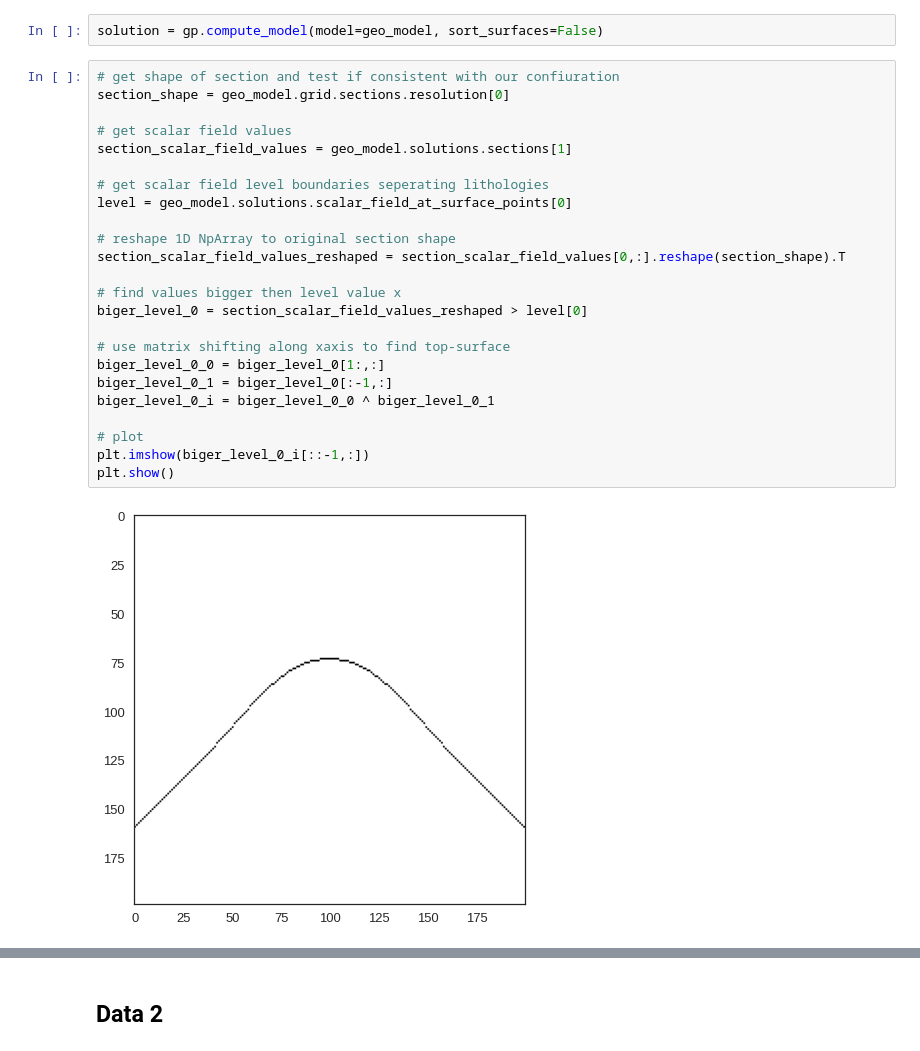
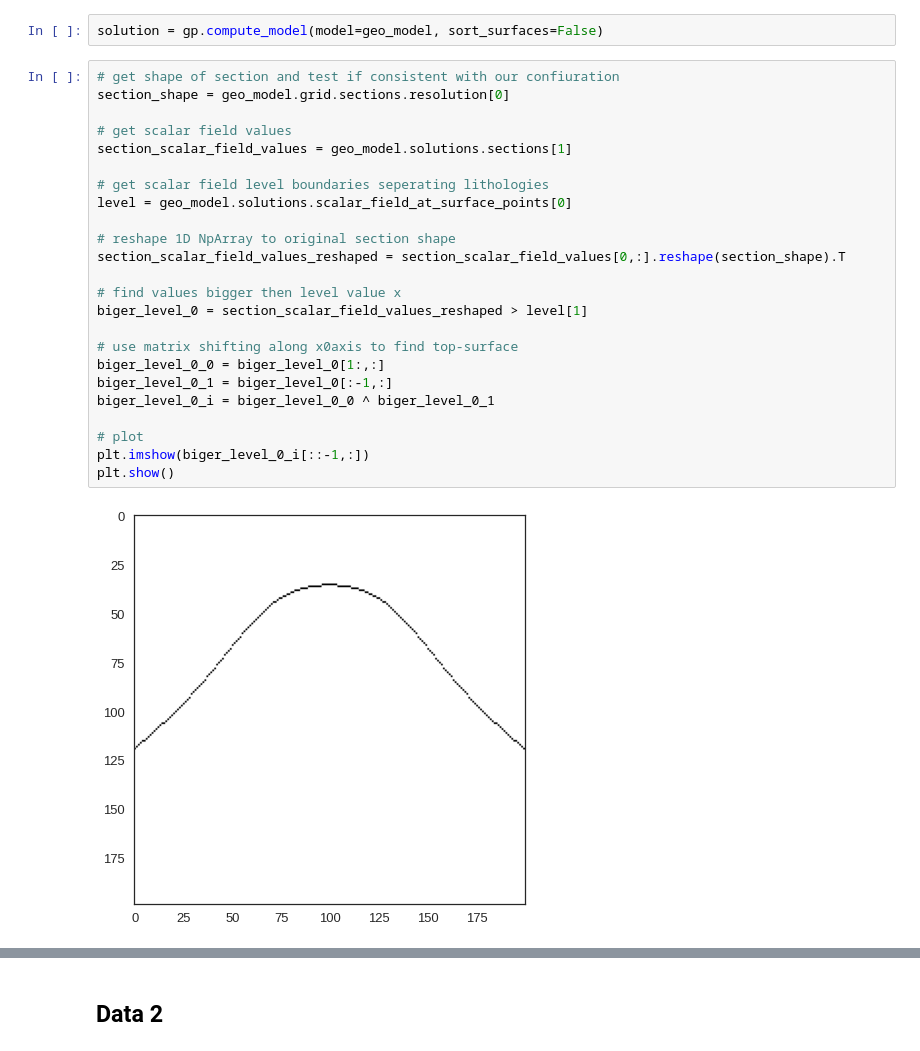
Before and after one commit to TrellixVulnTeam/gempy-notebooks_Q97W, a Jupyter notebook: server-gempy/geo-model-v4.ipynb, the cells around one changed output, grey strips where cells are left out. Saved outputs shown, nothing was run; the diff lists cells and outputs as text.

```diff
--- a/server-gempy/geo-model-v4.ipynb
+++ b/server-gempy/geo-model-v4.ipynb
@@ -151,26 +152,26 @@ solution = gp.compute_model(model=geo_model, sort_surfaces=False)
 # %%
 # get shape of section and test if consistent with our confiuration
 section_shape = geo_model.grid.sections.resolution[0]
 
 # get scalar field values
 section_scalar_field_values = geo_model.solutions.sections[1]
 
 # get scalar field level boundaries seperating lithologies
 level = geo_model.solutions.scalar_field_at_surface_points[0]
 
 # reshape 1D NpArray to original section shape
 section_scalar_field_values_reshaped = section_scalar_field_values[0,:].reshape(section_shape).T
 
 # find values bigger then level value x
-biger_level_0 = section_scalar_field_values_reshaped > level[0]
+biger_level_0 = section_scalar_field_values_reshaped > level[1]
 
-# use matrix shifting along xaxis to find top-surface
+# use matrix shifting along x0axis to find top-surface
 biger_level_0_0 = biger_level_0[1:,:]
 biger_level_0_1 = biger_level_0[:-1,:]
 biger_level_0_i = biger_level_0_0 ^ biger_level_0_1
 
 # plot
 plt.imshow(biger_level_0_i[::-1,:])
 plt.show()
 # %% [output]
-[figure, old version]
+[figure, new version]
```
Also changed, not shown: parts of 6 cells of this notebook.
